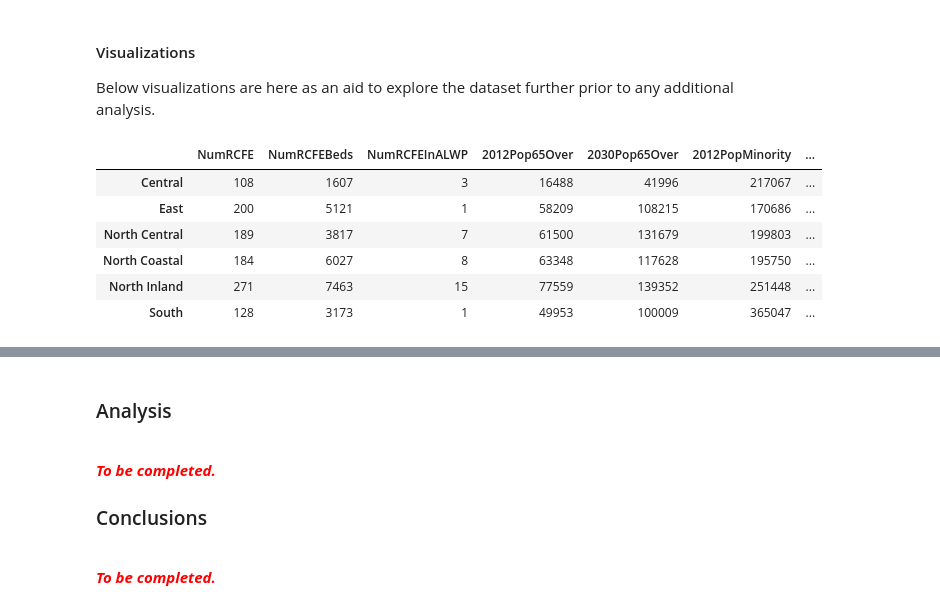
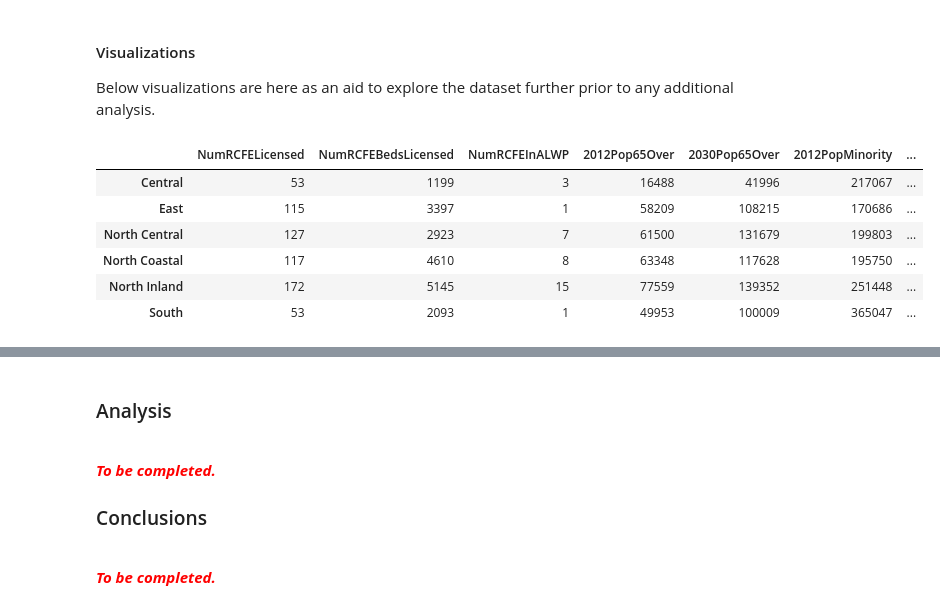
Before and after one commit to rkiyengar/age-friendly-communities, a Jupyter notebook: users/rashmi/Age Friendly Communities (AFC) Data Explorer.ipynb, the cells around one changed output, grey strips where cells are left out. Saved outputs shown, nothing was run; the diff lists cells and outputs as text; code cells hidden in the pictures.

```diff
--- a/users/rashmi/Age Friendly Communities (AFC) Data Explorer.ipynb
+++ b/users/rashmi/Age Friendly Communities (AFC) Data Explorer.ipynb
@@ -54,7 +54,7 @@ from pylab import *
 CWD = os.getcwd()
 
 # Data File(s)
-VERSION = "20170125"
+VERSION = "20170227"
 DATAFILE = "afc_" + VERSION + ".csv"
 
 datapath = os.path.join(CWD,DATAFILE)
@@ -133,45 +133,45 @@ df_g_region = df.groupby('Region')
 
 # compute counts for key indicators for each group
 indices = []
-cols = ['NumRCFE','NumRCFEBeds','NumRCFEInALWP','2012Pop65Over','2030Pop65Over',
+cols = ['NumRCFELicensed','NumRCFEBedsLicensed','NumRCFEInALWP','2012Pop65Over','2030Pop65Over',
         '2012PopMinority','2012MedianHHIncome','2012MedianHHIncome65Over','2012PopLowIncome65Over']
 # create a 2-D array to hold information for each group
 dim = (len(df_g_region.groups),len(cols))
 data = np.zeros(dim, dtype=np.float)
 pos = 0
 
 for region, group in df_g_region:
 
     indices.append(region)
 
     sra_data = group[group['Zipcode'] == 0]
     #display(sra_data)
 
     sra_data_sum = sra_data[cols].sum(axis=0).to_frame().T
     #display(sra_data_sum)
 
     data[pos] = sra_data_sum.values
     pos = pos + 1
 
 df_region = pd.DataFrame(data=data,columns=cols,index=indices)
 df_region = df_region.apply(lambda x: x.astype(int))
 display(df_region)
 
 # convert population and income data to kilo units
 df_region[cols[3:]] = df_region[cols[3:]].apply(lambda x: x/1000)
-df_region['NumRCFEBeds'] = df_region['NumRCFEBeds'].apply(lambda x: int(x/100))
+df_region['NumRCFEBedsLicensed'] = df_region['NumRCFEBedsLicensed'].apply(lambda x: int(x/100))
 
 # convert to long format for visualization
 df_region = df_region.T
 region_list = df_region.columns.tolist()
 # %% [output]
-|  | NumRCFE | NumRCFEBeds | NumRCFEInALWP | 2012Pop65Over | 2030Pop65Over | 2012PopMinority | ... |
-| Central | 108 | 1607 | 3 | 16488 | 41996 | 217067 | ... |
-| East | 200 | 5121 | 1 | 58209 | 108215 | 170686 | ... |
-| North Central | 189 | 3817 | 7 | 61500 | 131679 | 199803 | ... |
-| North Coastal | 184 | 6027 | 8 | 63348 | 117628 | 195750 | ... |
-| North Inland | 271 | 7463 | 15 | 77559 | 139352 | 251448 | ... |
-| South | 128 | 3173 | 1 | 49953 | 100009 | 365047 | ... |
+|  | NumRCFELicensed | NumRCFEBedsLicensed | NumRCFEInALWP | 2012Pop65Over | 2030Pop65Over | 2012PopMinority | ... |
+| Central | 53 | 1199 | 3 | 16488 | 41996 | 217067 | ... |
+| East | 115 | 3397 | 1 | 58209 | 108215 | 170686 | ... |
+| North Central | 127 | 2923 | 7 | 61500 | 131679 | 199803 | ... |
+| North Coastal | 117 | 4610 | 8 | 63348 | 117628 | 195750 | ... |
+| North Inland | 172 | 5145 | 15 | 77559 | 139352 | 251448 | ... |
+| South | 53 | 2093 | 1 | 49953 | 100009 | 365047 | ... |
 # %%
 # this configuration below prevents pylab from importing anything into the global namespace
 # needed to prevent user warning about namespace clashes
```
Also changed, not shown: parts of 2 cells of this notebook.
